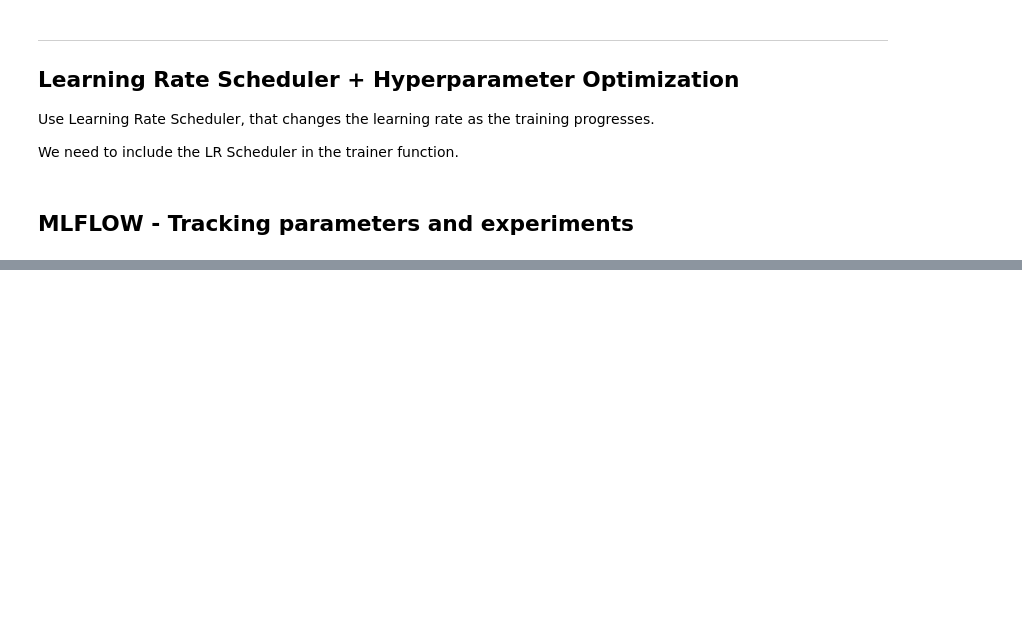
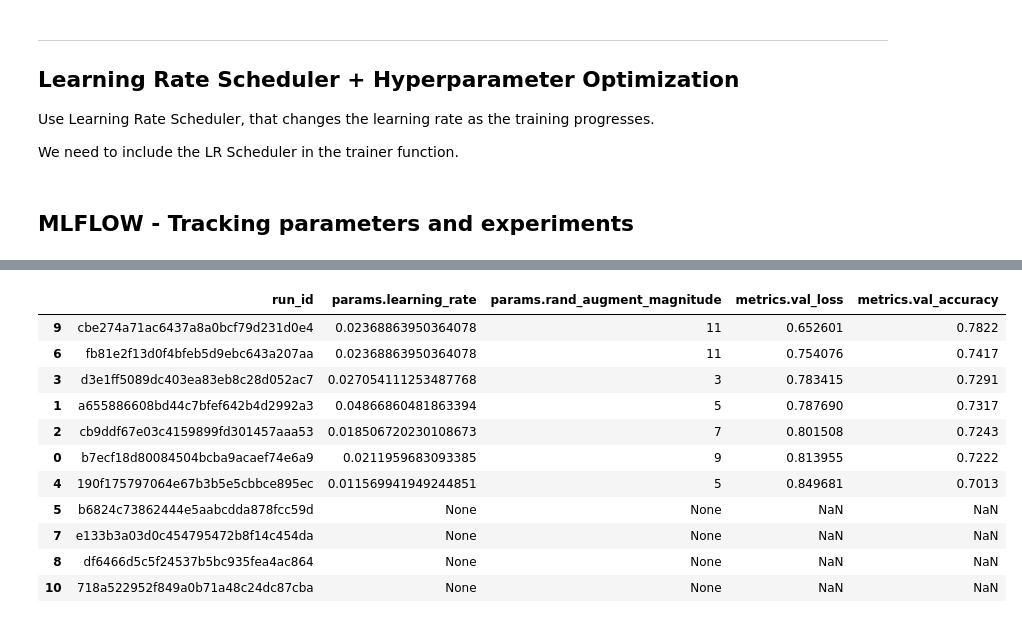
Before and after one commit to battery-code/Exploring-Neural-Networks, a Jupyter notebook: Exploring_NN_3_TuningCNN_CIFAR10.ipynb, the cells around one changed output, grey strips where cells are left out. Saved outputs shown, nothing was run; the diff lists cells and outputs as text; code cells hidden in the pictures; blank space fills up the shorter version.

```diff
--- a/Exploring_NN_3_TuningCNN_CIFAR10.ipynb
+++ b/Exploring_NN_3_TuningCNN_CIFAR10.ipynb
@@ -404,0 +436,27 @@ def train_one_model(learning_rate, rand_augment_magnitude, n_epochs):
+# %%
+import mlflow
+
+runs = mlflow.search_runs()
+sorted_runs = runs[
+    [
+        "run_id",
+        "params.learning_rate",
+        "params.rand_augment_magnitude",
+        "metrics.val_loss",
+        "metrics.val_accuracy",
+    ]
+].sort_values(by='metrics.val_loss')
+sorted_runs
+# %% [output]
+|  | run_id | params.learning_rate | params.rand_augment_magnitude | metrics.val_loss | metrics.val_accuracy |
+| 9 | cbe274a71ac6437a8a0bcf79d231d0e4 | 0.02368863950364078 | 11 | 0.652601 | 0.7822 |
+| 6 | fb81e2f13d0f4bfeb5d9ebc643a207aa | 0.02368863950364078 | 11 | 0.754076 | 0.7417 |
+| 3 | d3e1ff5089dc403ea83eb8c28d052ac7 | 0.027054111253487768 | 3 | 0.783415 | 0.7291 |
+| 1 | a655886608bd44c7bfef642b4d2992a3 | 0.04866860481863394 | 5 | 0.787690 | 0.7317 |
+| 2 | cb9ddf67e03c4159899fd301457aaa53 | 0.018506720230108673 | 7 | 0.801508 | 0.7243 |
+| 0 | b7ecf18d80084504bcba9acaef74e6a9 | 0.0211959683093385 | 9 | 0.813955 | 0.7222 |
+| 4 | 190f175797064e67b3b5e5cbbce895ec | 0.011569941949244851 | 5 | 0.849681 | 0.7013 |
+| 5 | b6824c73862444e5aabcdda878fcc59d | None | None | NaN | NaN |
+| 7 | e133b3a03d0c454795472b8f14c454da | None | None | NaN | NaN |
+| 8 | df6466d5c5f24537b5bc935fea4ac864 | None | None | NaN | NaN |
+| 10 | 718a522952f849a0b71a48c24dc87cba | None | None | NaN | NaN |
```
Also changed, not shown: parts of 17 cells of this notebook, 1 other file.
